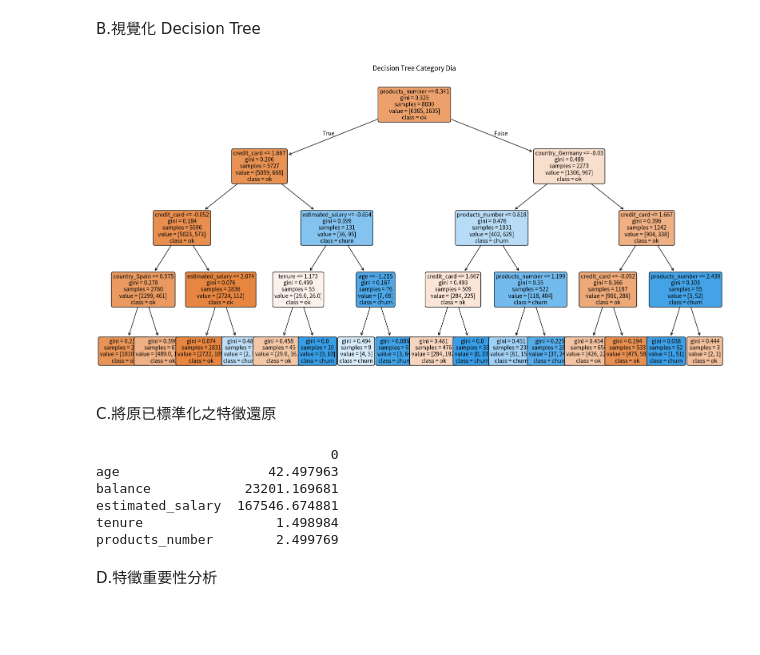
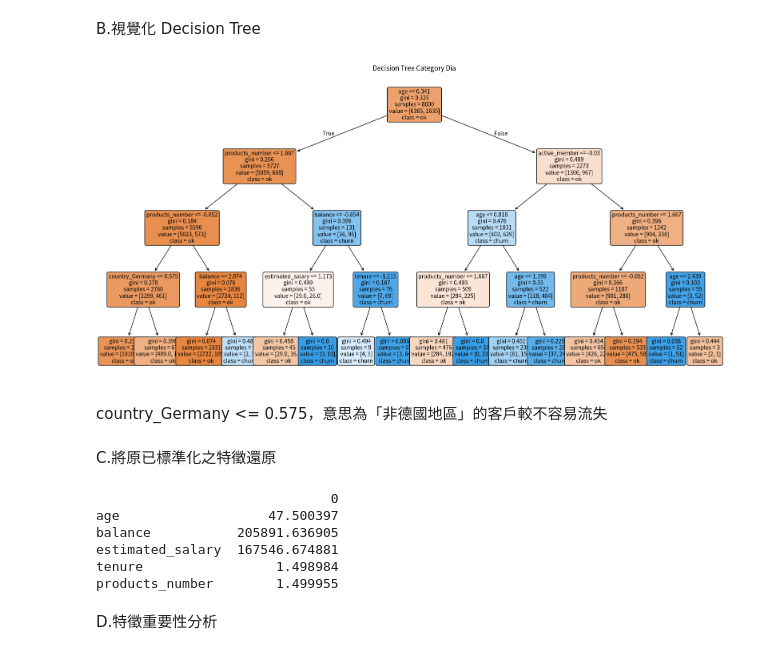
Before and after one commit to akilchen/side-project, a Jupyter notebook: Bank_Customer_Churn_Dataset.ipynb, the cells around one changed output. Drawn from its saved outputs; the diff is of its cells as text; code cells hidden in the pictures; blank space fills up the shorter version.

```diff
--- a/Bank_Customer_Churn_Dataset.ipynb
+++ b/Bank_Customer_Churn_Dataset.ipynb
@@ -514,6 +524,6 @@ x_scaled = scaler.fit_transform(x_encode)  #標準化
 x_train, x_test, y_train, y_test = train_test_split(x_scaled, y, test_size=0.2, random_state=50)
 
 #再從新建一次模
-lr_model = LogisticRegression(max_iter=300)
+lr_model = LogisticRegression(max_iter=1000)
 lr_model.fit(x_train, y_train)
 # %% [output]
@@ -749,12 +759,14 @@ weighted avg       0.84      0.85      0.82      2000
 B.視覺化 Decision Tree
 # %%
 plt.figure(figsize=(20,10))
-plot_tree(tree_model, feature_names=x.columns, class_names=["ok", "churn"],
+plot_tree(tree_model, feature_names=x_encode.columns, class_names=["ok", "churn"],
           filled=True, rounded=True, fontsize=10)
 plt.title("Decision Tree Category Dia")
 plt.show()
 # %% [output]
-[figure, old version]
+[figure, new version]
+# %% [markdown]
+country_Germany <= 0.575，意思為「非德國地區」的客戶較不容易流失
 # %% [markdown]
 C.將原已標準化之特徵還原
 # %%
@@ -773,12 +785,13 @@ scaler.fit(df_raw[feature_columns])
 
 # 示範：你想還原的某些標準化值（例如從決策樹節點看到的）
 example_scaled_values = {
-    'age': 0.341,
+    'age': 0.818,
     'balance': -0.854,
     'estimated_salary': 1.173,
     'tenure': -1.215,
-    'products_number': 1.667
+    'products_number': 1.667,
 }
+
 
 # 把它們放進 DataFrame 來做還原
 scaled_df = pd.DataFrame([example_scaled_values])
@@ -790,11 +803,11 @@ recovered_df = pd.DataFrame(recovered_values, columns=feature_columns)
 print(recovered_df.T)
 # %% [output]
                               0
-age                   42.497963
-balance            23201.169681
+age                   47.500397
+balance           205891.636905
 estimated_salary  167546.674881
 tenure                 1.498984
-products_number        2.499769
+products_number        1.499955
 # %% [markdown]
 D.特徵重要性分析
 # %%
```
Also changed, not shown: parts of 18 cells of this notebook.
